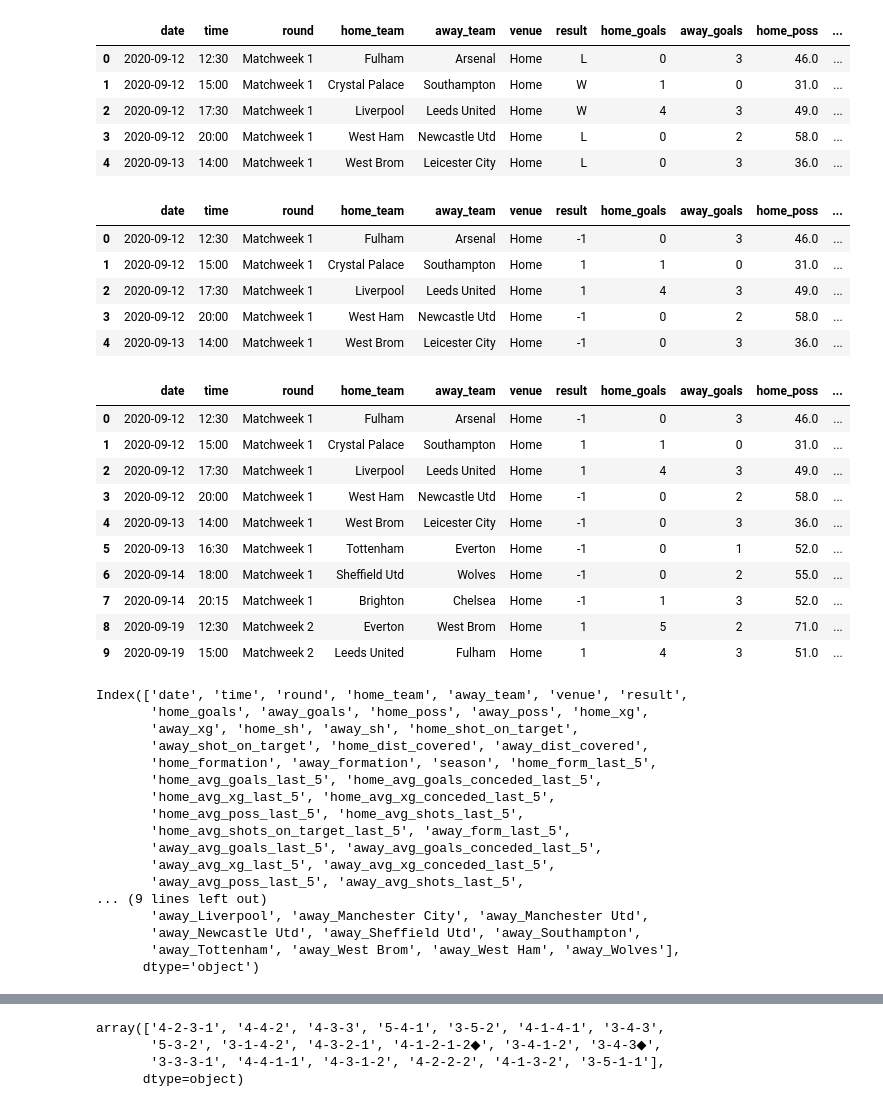
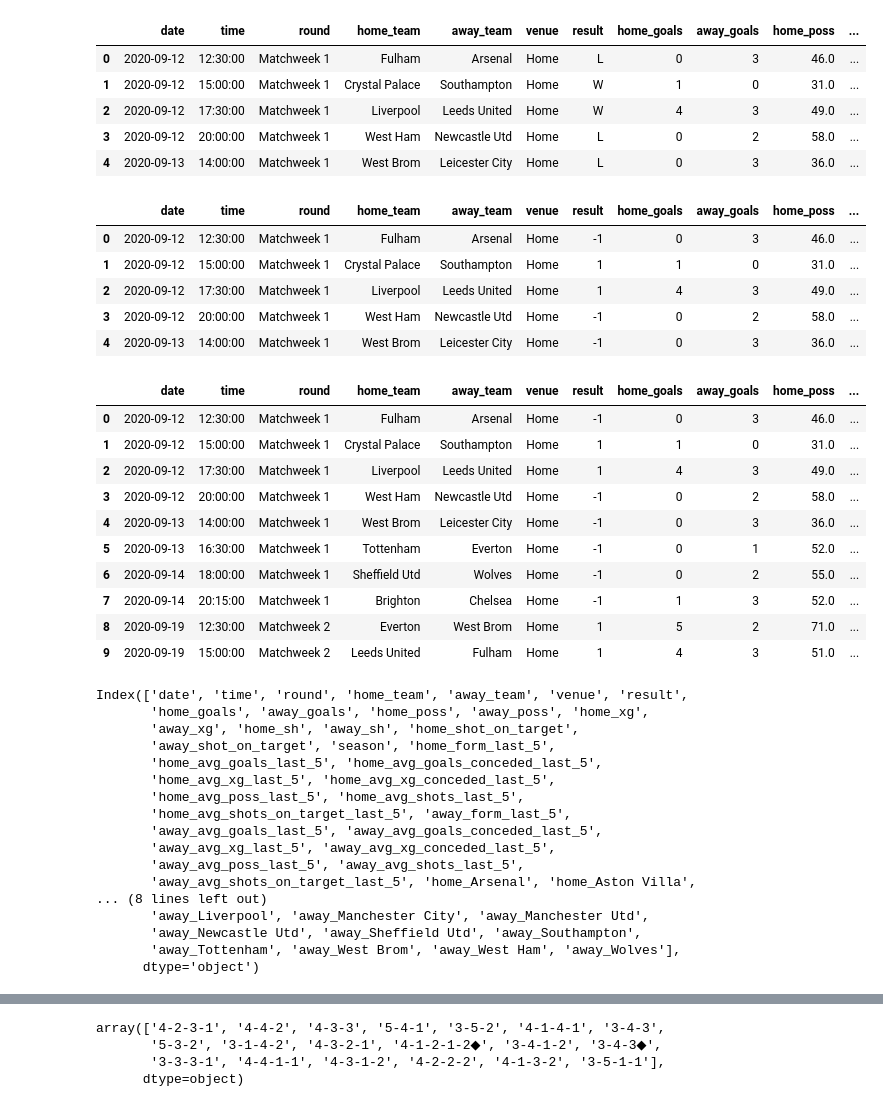
Before and after one commit to Adeolu89/premierleague, a Jupyter notebook: notebooks/02_feature_eng.ipynb, the cells around one changed output, grey strips where cells are left out. Cells and saved outputs as stored; diff of their text form; code cells hidden in the pictures.

```diff
--- a/notebooks/02_feature_eng.ipynb
+++ b/notebooks/02_feature_eng.ipynb
@@ -4,14 +4,15 @@ pd.set_option('display.max_columns', None)
 # %%
 df = pd.read_csv("../data/02_preprocessed/2020-2021.csv")
 df['date'] = pd.to_datetime(df['date'])
+df['time'] = pd.to_datetime(df['time']).dt.time
 df.head()
 # %% [output]
 |  | date | time | round | home_team | away_team | venue | result | home_goals | away_goals | home_poss | ... |
-| 0 | 2020-09-12 | 12:30 | Matchweek 1 | Fulham | Arsenal | Home | L | 0 | 3 | 46.0 | ... |
-| 1 | 2020-09-12 | 15:00 | Matchweek 1 | Crystal Palace | Southampton | Home | W | 1 | 0 | 31.0 | ... |
-| 2 | 2020-09-12 | 17:30 | Matchweek 1 | Liverpool | Leeds United | Home | W | 4 | 3 | 49.0 | ... |
-| 3 | 2020-09-12 | 20:00 | Matchweek 1 | West Ham | Newcastle Utd | Home | L | 0 | 2 | 58.0 | ... |
-| 4 | 2020-09-13 | 14:00 | Matchweek 1 | West Brom | Leicester City | Home | L | 0 | 3 | 36.0 | ... |
+| 0 | 2020-09-12 | 12:30:00 | Matchweek 1 | Fulham | Arsenal | Home | L | 0 | 3 | 46.0 | ... |
+| 1 | 2020-09-12 | 15:00:00 | Matchweek 1 | Crystal Palace | Southampton | Home | W | 1 | 0 | 31.0 | ... |
+| 2 | 2020-09-12 | 17:30:00 | Matchweek 1 | Liverpool | Leeds United | Home | W | 4 | 3 | 49.0 | ... |
+| 3 | 2020-09-12 | 20:00:00 | Matchweek 1 | West Ham | Newcastle Utd | Home | L | 0 | 2 | 58.0 | ... |
+| 4 | 2020-09-13 | 14:00:00 | Matchweek 1 | West Brom | Leicester City | Home | L | 0 | 3 | 36.0 | ... |
 # %%
 # Map results to integers
 results_map = {"W": 1,
@@ -23,11 +24,11 @@ df_prep['result'] = df_prep['result'].apply(lambda x: results_map[x])
 df_prep.head()
 # %% [output]
 |  | date | time | round | home_team | away_team | venue | result | home_goals | away_goals | home_poss | ... |
-| 0 | 2020-09-12 | 12:30 | Matchweek 1 | Fulham | Arsenal | Home | -1 | 0 | 3 | 46.0 | ... |
-| 1 | 2020-09-12 | 15:00 | Matchweek 1 | Crystal Palace | Southampton | Home | 1 | 1 | 0 | 31.0 | ... |
-| 2 | 2020-09-12 | 17:30 | Matchweek 1 | Liverpool | Leeds United | Home | 1 | 4 | 3 | 49.0 | ... |
-| 3 | 2020-09-12 | 20:00 | Matchweek 1 | West Ham | Newcastle Utd | Home | -1 | 0 | 2 | 58.0 | ... |
-| 4 | 2020-09-13 | 14:00 | Matchweek 1 | West Brom | Leicester City | Home | -1 | 0 | 3 | 36.0 | ... |
+| 0 | 2020-09-12 | 12:30:00 | Matchweek 1 | Fulham | Arsenal | Home | -1 | 0 | 3 | 46.0 | ... |
+| 1 | 2020-09-12 | 15:00:00 | Matchweek 1 | Crystal Palace | Southampton | Home | 1 | 1 | 0 | 31.0 | ... |
+| 2 | 2020-09-12 | 17:30:00 | Matchweek 1 | Liverpool | Leeds United | Home | 1 | 4 | 3 | 49.0 | ... |
+| 3 | 2020-09-12 | 20:00:00 | Matchweek 1 | West Ham | Newcastle Utd | Home | -1 | 0 | 2 | 58.0 | ... |
+| 4 | 2020-09-13 | 14:00:00 | Matchweek 1 | West Brom | Leicester City | Home | -1 | 0 | 3 | 36.0 | ... |
 # %%
 # Last 5 games performance for each team (regardless of venue)
 for team in df_prep['home_team'].unique():
@@ -104,16 +105,16 @@ for team in df_prep['home_team'].unique():
 df_prep.head(10)
 # %% [output]
 |  | date | time | round | home_team | away_team | venue | result | home_goals | away_goals | home_poss | ... |
-| 0 | 2020-09-12 | 12:30 | Matchweek 1 | Fulham | Arsenal | Home | -1 | 0 | 3 | 46.0 | ... |
-| 1 | 2020-09-12 | 15:00 | Matchweek 1 | Crystal Palace | Southampton | Home | 1 | 1 | 0 | 31.0 | ... |
-| 2 | 2020-09-12 | 17:30 | Matchweek 1 | Liverpool | Leeds United | Home | 1 | 4 | 3 | 49.0 | ... |
-| 3 | 2020-09-12 | 20:00 | Matchweek 1 | West Ham | Newcastle Utd | Home | -1 | 0 | 2 | 58.0 | ... |
-| 4 | 2020-09-13 | 14:00 | Matchweek 1 | West Brom | Leicester City | Home | -1 | 0 | 3 | 36.0 | ... |
-| 5 | 2020-09-13 | 16:30 | Matchweek 1 | Tottenham | Everton | Home | -1 | 0 | 1 | 52.0 | ... |
-| 6 | 2020-09-14 | 18:00 | Matchweek 1 | Sheffield Utd | Wolves | Home | -1 | 0 | 2 | 55.0 | ... |
-| 7 | 2020-09-14 | 20:15 | Matchweek 1 | Brighton | Chelsea | Home | -1 | 1 | 3 | 52.0 | ... |
-| 8 | 2020-09-19 | 12:30 | Matchweek 2 | Everton | West Brom | Home | 1 | 5 | 2 | 71.0 | ... |
-| 9 | 2020-09-19 | 15:00 | Matchweek 2 | Leeds United | Fulham | Home | 1 | 4 | 3 | 51.0 | ... |
+| 0 | 2020-09-12 | 12:30:00 | Matchweek 1 | Fulham | Arsenal | Home | -1 | 0 | 3 | 46.0 | ... |
+| 1 | 2020-09-12 | 15:00:00 | Matchweek 1 | Crystal Palace | Southampton | Home | 1 | 1 | 0 | 31.0 | ... |
+| 2 | 2020-09-12 | 17:30:00 | Matchweek 1 | Liverpool | Leeds United | Home | 1 | 4 | 3 | 49.0 | ... |
+| 3 | 2020-09-12 | 20:00:00 | Matchweek 1 | West Ham | Newcastle Utd | Home | -1 | 0 | 2 | 58.0 | ... |
+| 4 | 2020-09-13 | 14:00:00 | Matchweek 1 | West Brom | Leicester City | Home | -1 | 0 | 3 | 36.0 | ... |
+| 5 | 2020-09-13 | 16:30:00 | Matchweek 1 | Tottenham | Everton | Home | -1 | 0 | 1 | 52.0 | ... |
+| 6 | 2020-09-14 | 18:00:00 | Matchweek 1 | Sheffield Utd | Wolves | Home | -1 | 0 | 2 | 55.0 | ... |
+| 7 | 2020-09-14 | 20:15:00 | Matchweek 1 | Brighton | Chelsea | Home | -1 | 1 | 3 | 52.0 | ... |
+| 8 | 2020-09-19 | 12:30:00 | Matchweek 2 | Everton | West Brom | Home | 1 | 5 | 2 | 71.0 | ... |
+| 9 | 2020-09-19 | 15:00:00 | Matchweek 2 | Leeds United | Fulham | Home | 1 | 4 | 3 | 51.0 | ... |
 # %%
 # Create dummy variables for the team columns separately
 dummies = pd.get_dummies(df_prep[['home_team', 'away_team']], prefix=['home', 'away'], dtype=int)
@@ -126,8 +127,7 @@ df_prep.columns
 Index(['date', 'time', 'round', 'home_team', 'away_team', 'venue', 'result',
        'home_goals', 'away_goals', 'home_poss', 'away_poss', 'home_xg',
        'away_xg', 'home_sh', 'away_sh', 'home_shot_on_target',
-       'away_shot_on_target', 'home_dist_covered', 'away_dist_covered',
-       'home_formation', 'away_formation', 'season', 'home_form_last_5',
+       'away_shot_on_target', 'season', 'home_form_last_5',
        'home_avg_goals_last_5', 'home_avg_goals_conceded_last_5',
        'home_avg_xg_last_5', 'home_avg_xg_conceded_last_5',
        'home_avg_poss_last_5', 'home_avg_shots_last_5',
@@ -135,7 +135,8 @@ Index(['date', 'time', 'round', 'home_team', 'away_team', 'venue', 'result',
        'away_avg_goals_last_5', 'away_avg_goals_conceded_last_5',
        'away_avg_xg_last_5', 'away_avg_xg_conceded_last_5',
        'away_avg_poss_last_5', 'away_avg_shots_last_5',
-... (9 lines left out)
+       'away_avg_shots_on_target_last_5', 'home_Arsenal', 'home_Aston Villa',
+... (8 lines left out)
        'away_Liverpool', 'away_Manchester City', 'away_Manchester Utd',
        'away_Newcastle Utd', 'away_Sheffield Utd', 'away_Southampton',
        'away_Tottenham', 'away_West Brom', 'away_West Ham', 'away_Wolves'],
```
Also changed, not shown: parts of 1 cell of this notebook, 3 other files.
